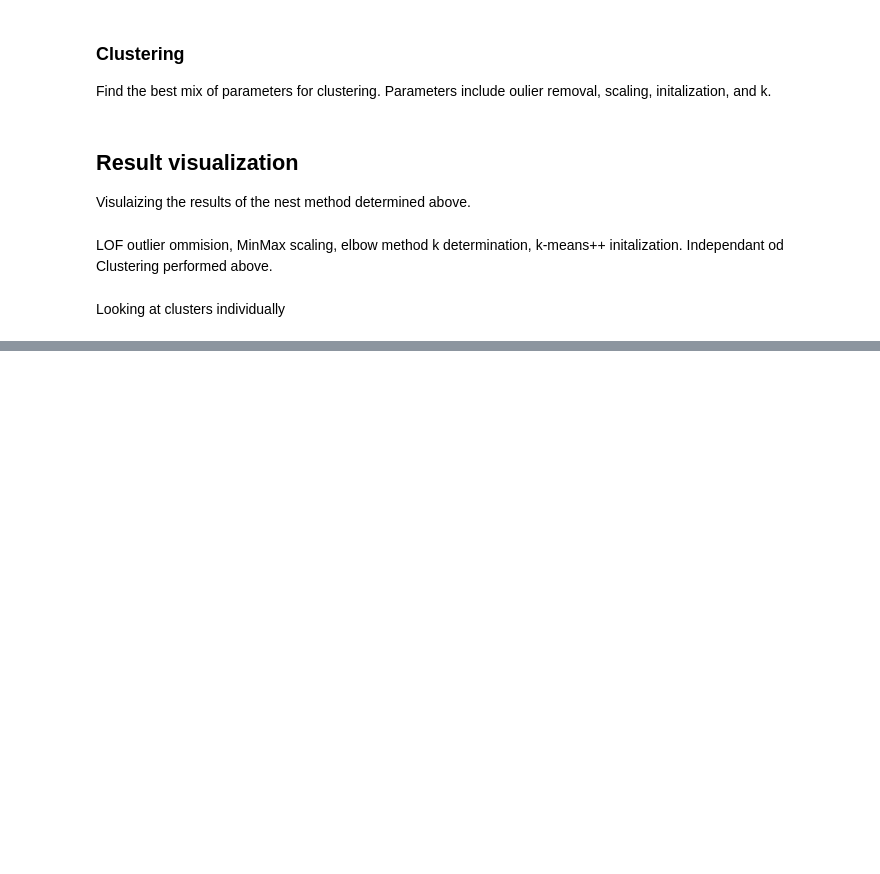
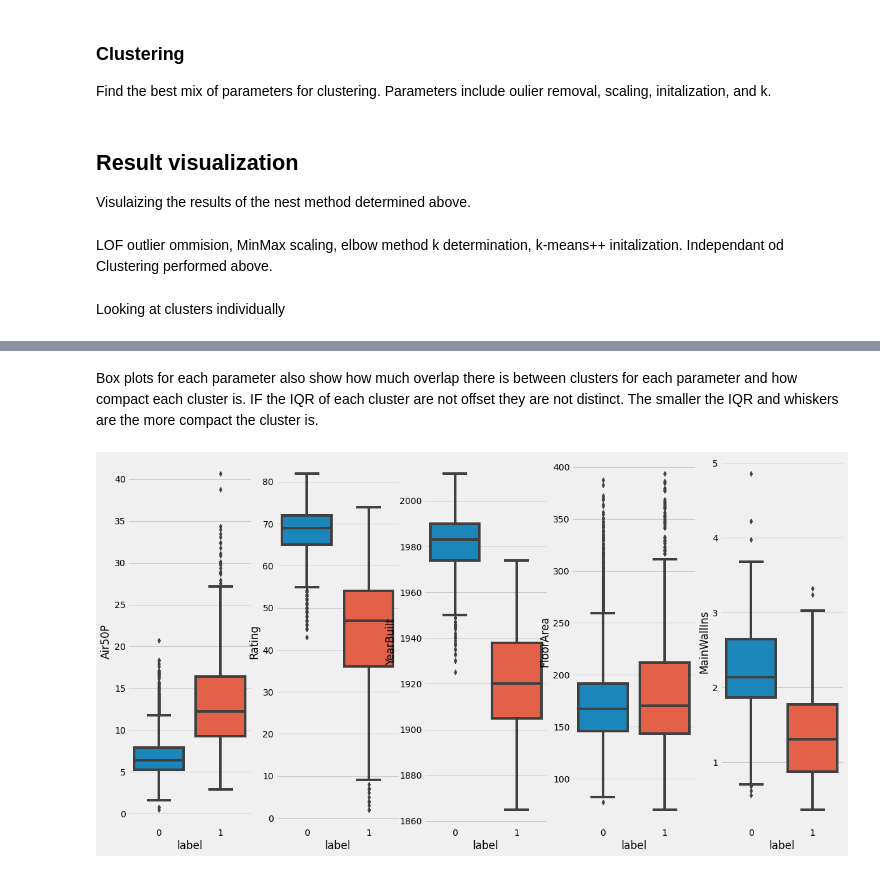
Before and after one commit to NRCan-IETS-CE-O-HBC/HTAP-projects, a Jupyter notebook: K-means-Archetypes/Development-of-Archetypes-Using-K-means.ipynb, the cells around one changed output, grey strips where cells are left out. Drawn from its saved outputs; the diff is of its cells as text; code cells hidden in the pictures; blank space fills up the shorter version.

```diff
--- a/K-means-Archetypes/Development-of-Archetypes-Using-K-means.ipynb
+++ b/K-means-Archetypes/Development-of-Archetypes-Using-K-means.ipynb
@@ -729,0 +940,13 @@ sns.scatterplot(x='MainWallIns',y= 'Air50P', data=clusters, hue= 'label')
+# %%
+
+kmeans = KMeans(
+    init="k-means++",
+    n_clusters=DB_k,
+    n_init=10,
+    max_iter=300,
+    random_state=42)
+
+kmeans.fit(scaled_parameters)
+labels = pd.DataFrame(kmeans.labels_,columns=['label']) #creating a dataframe to house cluster labels for each house
+centroids = kmeans.cluster_centers_ #creating varible to hold centroid values (scaled)
+centroids_real = minmax.inverse_transform(centroids) #centriods with non-scaled values
@@ -729,0 +955,6 @@ sns.scatterplot(x='MainWallIns',y= 'Air50P', data=clusters, hue= 'label')
+# %%
+cl_data_new_index = cl_data.reset_index(drop=True) #new index to allow concatination to line up properly
+#can concatanate along columns but ensure that indicies are the same
+clusters = pd.concat([labels,cl_data_new_index], axis = 1)
+#make varible for label groups
+label_group = clusters.groupby(['label'])
@@ -729,0 +1008,14 @@ sns.scatterplot(x='MainWallIns',y= 'Air50P', data=clusters, hue= 'label')
+# %% [markdown]
+Box plots for each parameter also show how much overlap there is between clusters for each parameter and how compact each cluster is. IF the IQR of each cluster are not offset they are not distinct. The smaller the IQR and whiskers are the more compact the cluster is.
+# %%
+#set up subplot
+fig, axes = plt.subplots(1, len(parameters), figsize=(18, 10))
+
+#use a while loop to plot each parameters distribution
+i=0
+while i != len(parameters):
+
+    sns.boxplot(ax=axes[i], x="label", y= parameters[i], data=clusters)
+    i=i+1
+# %% [output]
+[figure, added]
```
Also changed, not shown: parts of 115 cells of this notebook.
